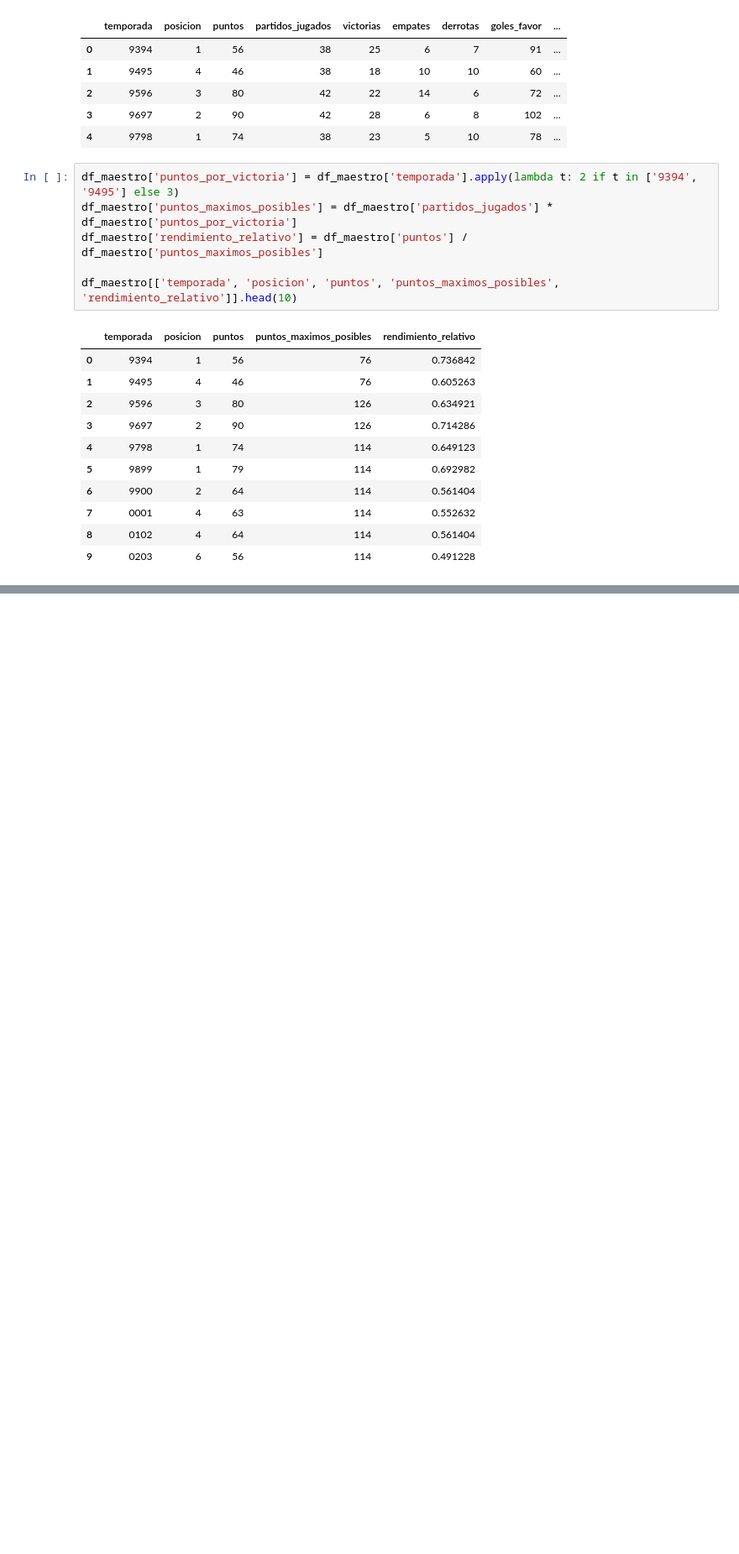
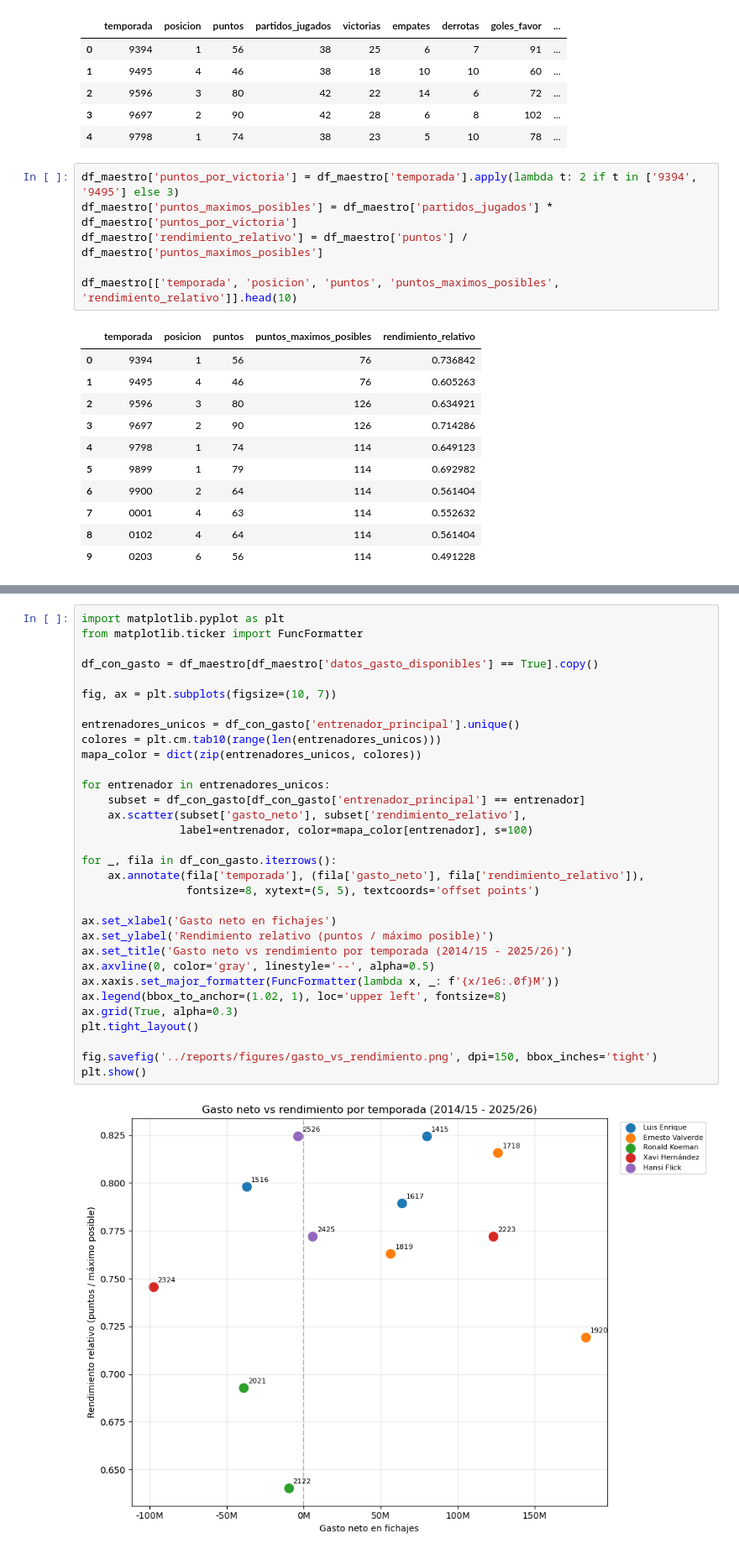
Before and after one commit to albertone448/always-barca, a Jupyter notebook: notebooks/02_analisis_rendimiento.ipynb, the cells around one changed output, grey strips where cells are left out. Shown at 84% size. Cells and saved outputs as stored; diff of their text form; blank space fills up the shorter version.

```diff
--- a/notebooks/02_analisis_rendimiento.ipynb
+++ b/notebooks/02_analisis_rendimiento.ipynb
@@ -66,0 +84,34 @@ Name: count, dtype: int64
+# %%
+import matplotlib.pyplot as plt
+from matplotlib.ticker import FuncFormatter
+
+df_con_gasto = df_maestro[df_maestro['datos_gasto_disponibles'] == True].copy()
+
+fig, ax = plt.subplots(figsize=(10, 7))
+
+entrenadores_unicos = df_con_gasto['entrenador_principal'].unique()
+colores = plt.cm.tab10(range(len(entrenadores_unicos)))
+mapa_color = dict(zip(entrenadores_unicos, colores))
+
+for entrenador in entrenadores_unicos:
+    subset = df_con_gasto[df_con_gasto['entrenador_principal'] == entrenador]
+    ax.scatter(subset['gasto_neto'], subset['rendimiento_relativo'],
+               label=entrenador, color=mapa_color[entrenador], s=100)
+
+for _, fila in df_con_gasto.iterrows():
+    ax.annotate(fila['temporada'], (fila['gasto_neto'], fila['rendimiento_relativo']),
+                fontsize=8, xytext=(5, 5), textcoords='offset points')
+
+ax.set_xlabel('Gasto neto en fichajes')
+ax.set_ylabel('Rendimiento relativo (puntos / máximo posible)')
+ax.set_title('Gasto neto vs rendimiento por temporada (2014/15 - 2025/26)')
+ax.axvline(0, color='gray', linestyle='--', alpha=0.5)
+ax.xaxis.set_major_formatter(FuncFormatter(lambda x, _: f'{x/1e6:.0f}M'))
+ax.legend(bbox_to_anchor=(1.02, 1), loc='upper left', fontsize=8)
+ax.grid(True, alpha=0.3)
+plt.tight_layout()
+
+fig.savefig('../reports/figures/gasto_vs_rendimiento.png', dpi=150, bbox_inches='tight')
+plt.show()
+# %% [output]
+[figure, added]
```
Also changed, not shown: parts of 10 cells of this notebook, 3 other files.
